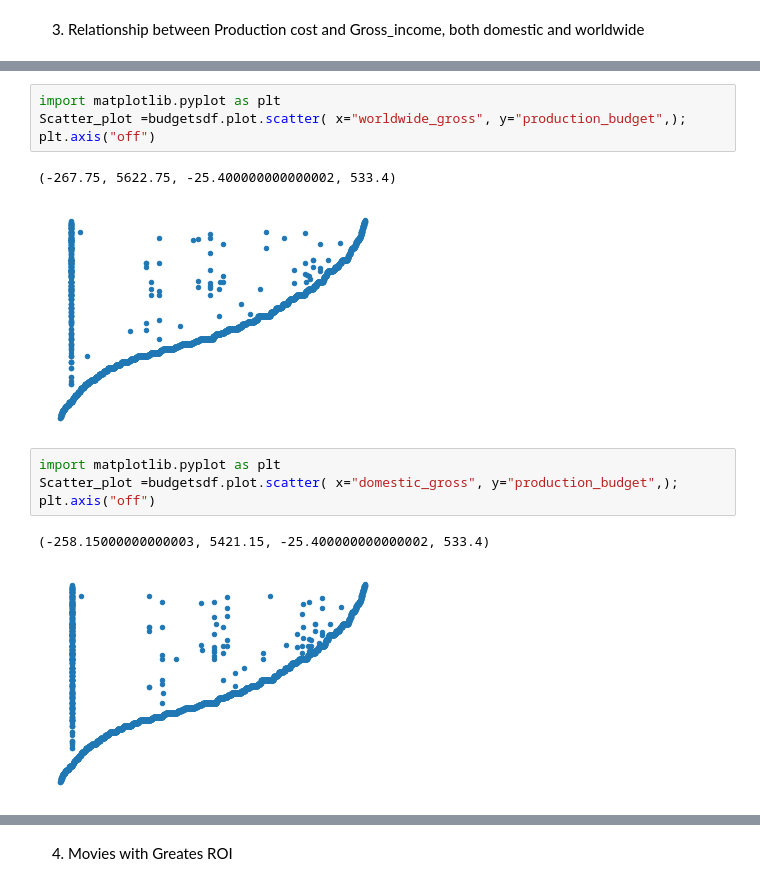
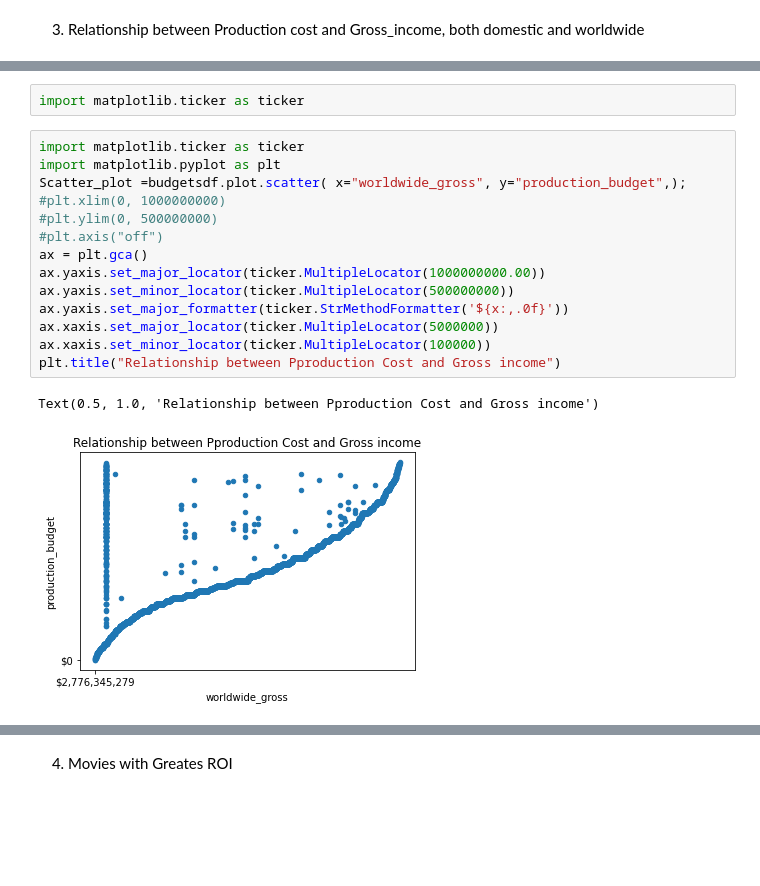
Before and after one commit to N-kioko/PHASE_1_PROJECT, a Jupyter notebook: index.ipynb, the cells around one changed output, grey strips where cells are left out. Drawn from its saved outputs; the diff is of its cells as text; blank space fills up the shorter version.

Commit message:
modified Scatter plots

```diff
--- a/index.ipynb
+++ b/index.ipynb
@@ -239,14 +238,19 @@ memory usage: 316.3+ KB
-# %%
-import matplotlib.pyplot as plt
-Scatter_plot =budgetsdf.plot.scatter( x="worldwide_gross", y="production_budget",);
-plt.axis("off")
-# %% [output]
-(-267.75, 5622.75, -25.400000000000002, 533.4)
-[figure, removed]
-# %%
-import matplotlib.pyplot as plt
-Scatter_plot =budgetsdf.plot.scatter( x="domestic_gross", y="production_budget",);
-plt.axis("off")
-# %% [output]
-(-258.15000000000003, 5421.15, -25.400000000000002, 533.4)
-[figure, removed]
+# %%
+import matplotlib.ticker as ticker
+# %%
+import matplotlib.ticker as ticker
+import matplotlib.pyplot as plt
+Scatter_plot =budgetsdf.plot.scatter( x="worldwide_gross", y="production_budget",);
+#plt.xlim(0, 1000000000)
+#plt.ylim(0, 500000000)
+#plt.axis("off")
+ax = plt.gca()
+ax.yaxis.set_major_locator(ticker.MultipleLocator(1000000000.00))
+ax.yaxis.set_minor_locator(ticker.MultipleLocator(500000000))
+ax.yaxis.set_major_formatter(ticker.StrMethodFormatter('${x:,.0f}'))
+ax.xaxis.set_major_locator(ticker.MultipleLocator(5000000))
+ax.xaxis.set_minor_locator(ticker.MultipleLocator(100000))
+plt.title("Relationship between Pproduction Cost and Gross income")
+# %% [output]
+Text(0.5, 1.0, 'Relationship between Pproduction Cost and Gross income')
+[figure, added]
```
Also changed, not shown: parts of 3 cells of this notebook, 1 other file.
